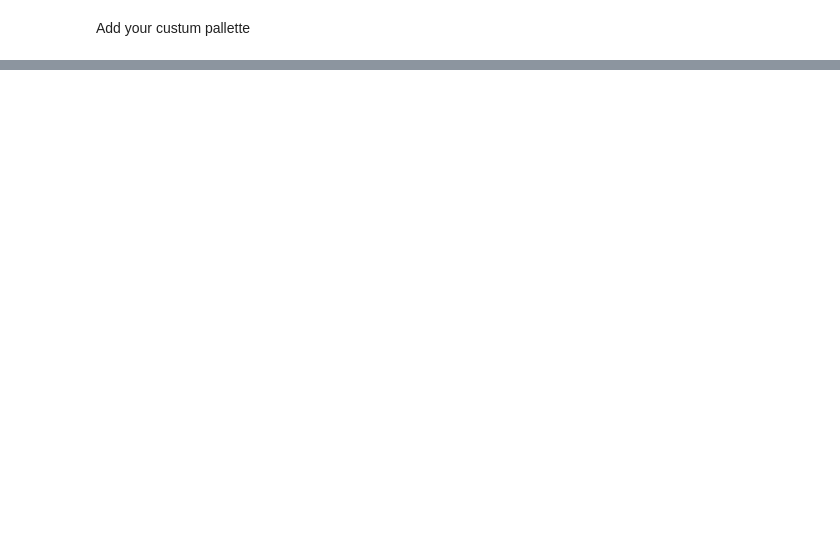
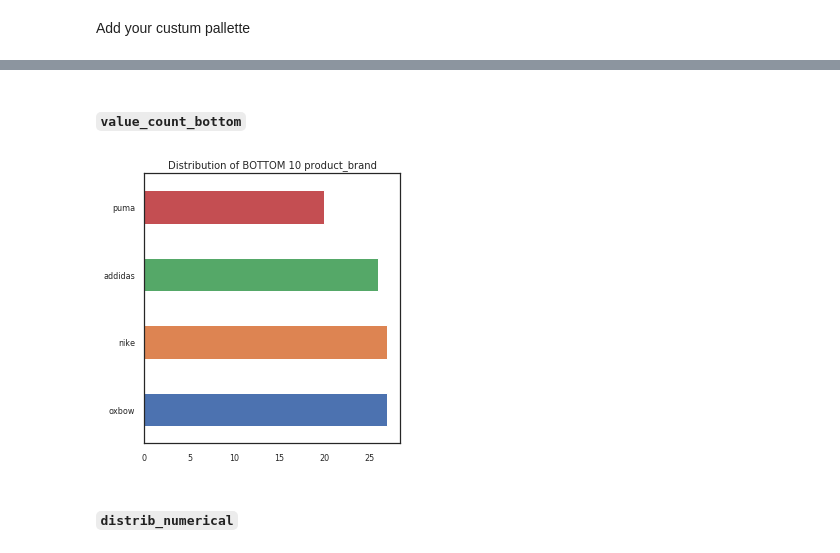
Before and after one commit to datascienceisrael/python3-dsgutils, a Jupyter notebook: examples.ipynb, the cells around one changed output, grey strips where cells are left out. Saved outputs shown, nothing was run; the diff lists cells and outputs as text; code cells hidden in the pictures; blank space fills up the shorter version.

```diff
--- a/examples.ipynb
+++ b/examples.ipynb
@@ -270,0 +324,8 @@ ax.set(title='My Stacked Bar Plot');
+# %% [markdown]
+#### `value_count_bottom`
+# %%
+dsgutils.pd.viz.value_count_bottom(df_prod, ['product_brand'], save_plot = False, path_dir = None, bottom = 10 )
+# %% [output]
+[figure, added]
+# %% [markdown]
+#### `distrib_numerical`
```
Also changed, not shown: parts of 51 cells of this notebook, 3 other files.
